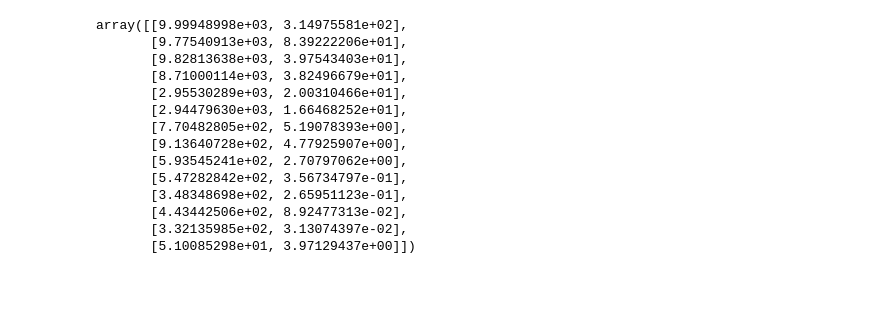
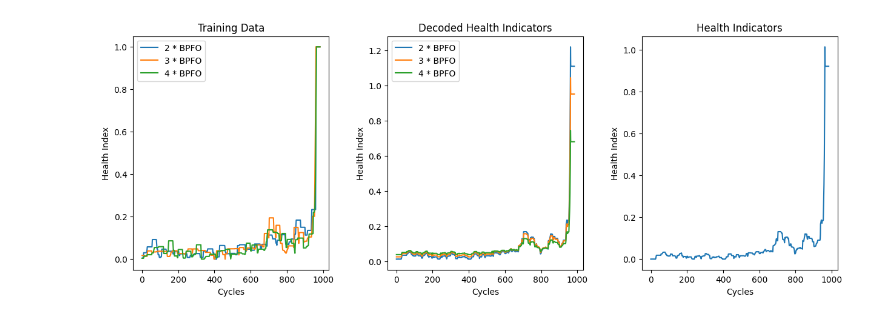
Before and after one commit to sjoerdgunneweg/RULPredictionOfBearings, a Jupyter notebook: SAEs/SAE.ipynb, the cells around one changed output. Saved outputs shown, nothing was run; the diff lists cells and outputs as text; code cells hidden in the pictures; blank space fills up the shorter version.

Commit message:
add hi curve pickle files and SAE notebooks

```diff
--- a/SAEs/SAE.ipynb
+++ b/SAEs/SAE.ipynb
@@ -6,3 +14,4 @@ import numpy as np
 # %%
- X_train = np.load("test_features.npy")
+# X_train = np.load("../normalized_bearing1_2nd_test.npy")
+X_train = np.load("../interpolated_An_BPFOs_norm_2nd_test.npy")
 # %%
@@ -61,3 +93,6 @@ Epoch 20/20
 # %%
-autoencoder.decoder.predict(X_train)
+test = autoencoder.predict(X_train)
+print(test)
+print(autoencoder.layers[2].output)
+test_HI = HI_values.predict(X_train)
 # %% [output]
@@ -65,17 +109,38 @@ AttributeError: 'Functional' object has no attribute 'decoder'
 # %%
-X_train
+fig, (ax1, ax2, ax3) = plt.subplots(1, 3, figsize=(15, 5))
+
+# Plotting the data
+ax1.plot(X_train, label=["2 * BPFO", "3 * BPFO", "4 * BPFO"])
+ax2.plot(test, label=["2 * BPFO", "3 * BPFO", "4 * BPFO"])
+ax3.plot(test_HI)
+
+
+# Adding titles
+ax1.set_title('Training Data')
+ax2.set_title('Decoded Health Indicators')
+ax3.set_title('Health Indicators')
+
+# Adding axis labels
+ax1.set_xlabel('Cycles')
+ax1.set_ylabel('Health Index')
+
+ax2.set_xlabel('Cycles')
+ax2.set_ylabel('Health Index')
+
+ax3.set_xlabel('Cycles')
+ax3.set_ylabel('Health Index')
+
+# legend
+ax1.legend()
+ax2.legend()
+
+# Adjusting space between subplots
+plt.subplots_adjust(wspace=0.3)
+
+# Saving the figure
+# plt.savefig("HI.pdf")
+
+# Showing the figure
+plt.show()
 # %% [output]
-array([[9.99948998e+03, 3.14975581e+02],
-       [9.77540913e+03, 8.39222206e+01],
-       [9.82813638e+03, 3.97543403e+01],
-       [8.71000114e+03, 3.82496679e+01],
-       [2.95530289e+03, 2.00310466e+01],
-       [2.94479630e+03, 1.66468252e+01],
-       [7.70482805e+02, 5.19078393e+00],
-       [9.13640728e+02, 4.77925907e+00],
-       [5.93545241e+02, 2.70797062e+00],
-       [5.47282842e+02, 3.56734797e-01],
-       [3.48348698e+02, 2.65951123e-01],
-       [4.43442506e+02, 8.92477313e-02],
-       [3.32135985e+02, 3.13074397e-02],
-       [5.10085298e+01, 3.97129437e+00]])
+[figure, added]
```
Also changed, not shown: parts of 8 cells of this notebook, 23 other files.
